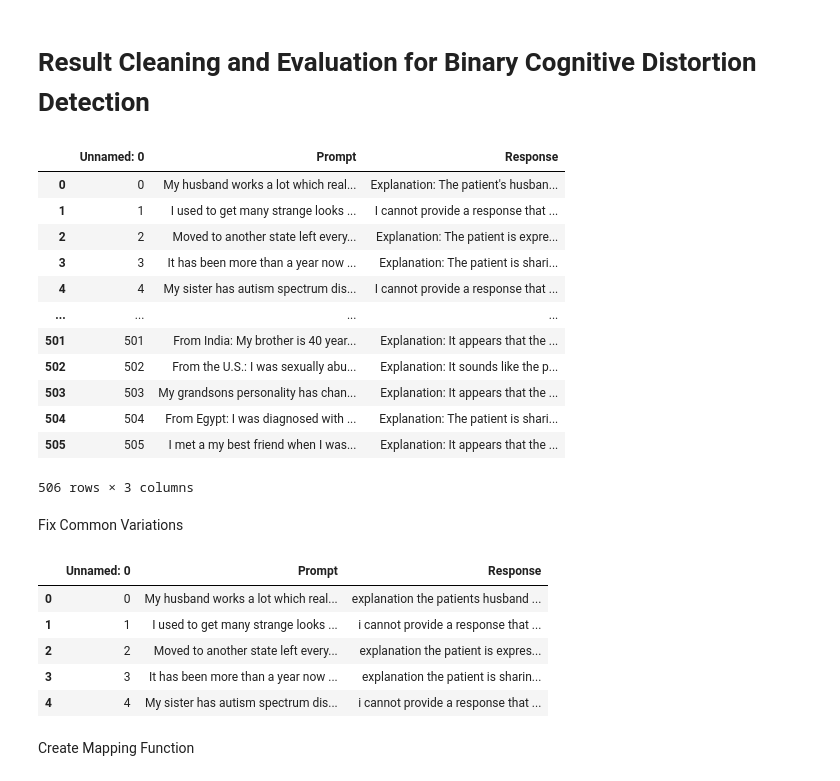
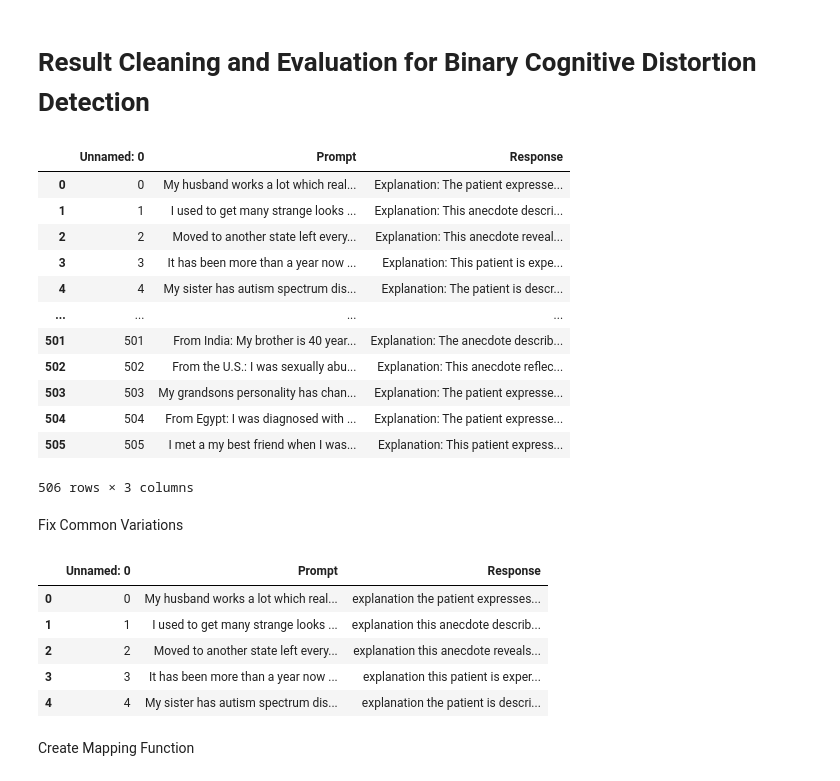
Before and after one commit to NickA02/Cognitive-Distortion-Project, a Jupyter notebook: results/assessment/multiclass_expert_explanation.ipynb, the cells around one changed output. Cells and saved outputs as stored; diff of their text form; code cells hidden in the pictures.

Commit message:
assess explanation

```diff
--- a/results/assessment/multiclass_expert_explanation.ipynb
+++ b/results/assessment/multiclass_expert_explanation.ipynb
@@ -7,25 +7,25 @@ import re
 # %%
 #Make this your results directory
 os.chdir('/Users/ulugsali/Desktop/Cognitive-Distortion-Project/results/')
-eval_path = 'multiclass/expert-explanation/llama3.2-3b/zero-shot.csv'
+eval_path = 'multiclass/enhanced-definition/gemma/zero-shot.csv'
 
 inference_df = pd.read_csv(eval_path, delimiter=',', quotechar='"', engine='python')
 
 pd.set_option('display.max_colwidth', None)
 inference_df
 # %% [output]
 |  | Unnamed: 0 | Prompt | Response |
-| 0 | 0 | My husband works a lot which real... | Explanation: The patient's husban... |
-| 1 | 1 | I used to get many strange looks ... | I cannot provide a response that ... |
-| 2 | 2 | Moved to another state left every... | Explanation: The patient is expre... |
-| 3 | 3 | It has been more than a year now ... | Explanation: The patient is shari... |
-| 4 | 4 | My sister has autism spectrum dis... | I cannot provide a response that ... |
+| 0 | 0 | My husband works a lot which real... | Explanation: The patient expresse... |
+| 1 | 1 | I used to get many strange looks ... | Explanation: This anecdote descri... |
+| 2 | 2 | Moved to another state left every... | Explanation: This anecdote reveal... |
+| 3 | 3 | It has been more than a year now ... | Explanation: This patient is expe... |
+| 4 | 4 | My sister has autism spectrum dis... | Explanation: The patient is descr... |
 | ... | ... | ... | ... |
-| 501 | 501 | From India: My brother is 40 year... | Explanation: It appears that the ... |
-| 502 | 502 | From the U.S.: I was sexually abu... | Explanation: It sounds like the p... |
-| 503 | 503 | My grandsons personality has chan... | Explanation: It appears that the ... |
-| 504 | 504 | From Egypt: I was diagnosed with ... | Explanation: The patient is shari... |
-| 505 | 505 | I met a my best friend when I was... | Explanation: It appears that the ... |
+| 501 | 501 | From India: My brother is 40 year... | Explanation: The anecdote describ... |
+| 502 | 502 | From the U.S.: I was sexually abu... | Explanation: This anecdote reflec... |
+| 503 | 503 | My grandsons personality has chan... | Explanation: The patient expresse... |
+| 504 | 504 | From Egypt: I was diagnosed with ... | Explanation: The patient expresse... |
+| 505 | 505 | I met a my best friend when I was... | Explanation: This patient express... |
 506 rows × 3 columns
 # %% [markdown]
 Fix Common Variations
@@ -39,11 +39,11 @@ inference_df['Response'] = inference_df['Response'].apply(remove_punctuation)
 inference_df.head()
 # %% [output]
 |  | Unnamed: 0 | Prompt | Response |
-| 0 | 0 | My husband works a lot which real... | explanation the patients husband ... |
-| 1 | 1 | I used to get many strange looks ... | i cannot provide a response that ... |
-| 2 | 2 | Moved to another state left every... | explanation the patient is expres... |
-| 3 | 3 | It has been more than a year now ... | explanation the patient is sharin... |
-| 4 | 4 | My sister has autism spectrum dis... | i cannot provide a response that ... |
+| 0 | 0 | My husband works a lot which real... | explanation the patient expresses... |
+| 1 | 1 | I used to get many strange looks ... | explanation this anecdote describ... |
+| 2 | 2 | Moved to another state left every... | explanation this anecdote reveals... |
+| 3 | 3 | It has been more than a year now ... | explanation this patient is exper... |
+| 4 | 4 | My sister has autism spectrum dis... | explanation the patient is descri... |
 # %% [markdown]
 Create Mapping Function
 # %%
```
Also changed, not shown: parts of 5 cells of this notebook, 14 other files.
